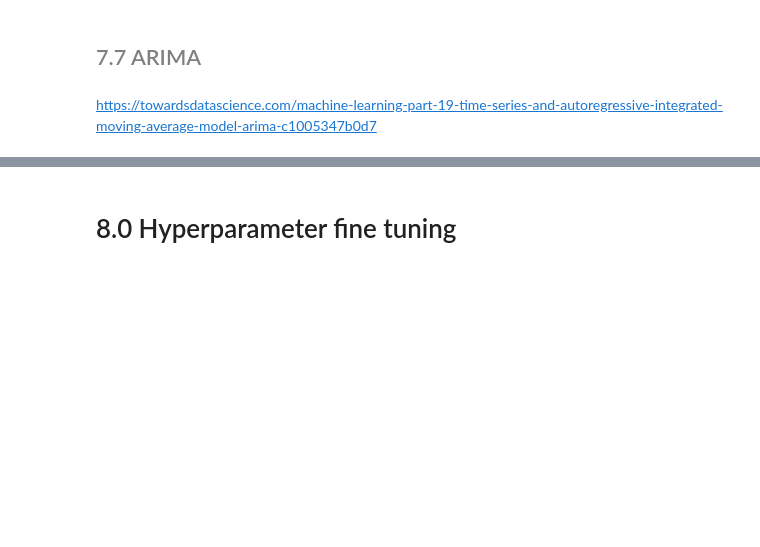
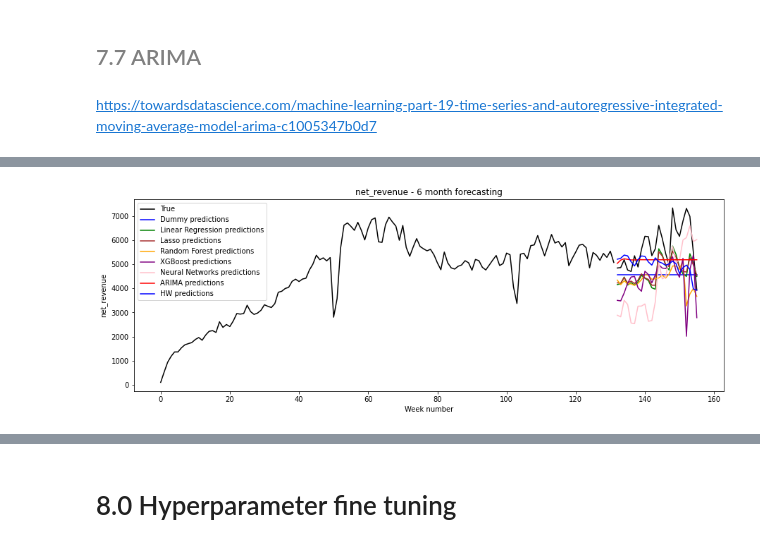
Before and after one commit to GustavoHBDuarte/just-chalenge, a Jupyter notebook: notebook_main.ipynb, the cells around one changed output, grey strips where cells are left out. Saved outputs shown, nothing was run; the diff lists cells and outputs as text; code cells hidden in the pictures; blank space fills up the shorter version.

```diff
--- a/notebook_main.ipynb
+++ b/notebook_main.ipynb
@@ -1503,0 +1766,67 @@ Cross validation
+# %%
+plt.figure(figsize=(15,5))
+
+# True
+plt.plot(df_arima_train, color='black', label='True')
+plt.plot(df_arima_test['net_revenue'], color='black')
+
+plt.legend()
+
+# Dummy
+plt.plot(pd.DataFrame(list_predictions[0], index=range(y_test.index[0],y_test.index[-1]+1)),
+         color='blue', label='Dummy predictions')
+
+plt.legend()
+
+
+# Linear Regression
+plt.plot(pd.DataFrame(list_predictions[1], index=range(y_test.index[0],y_test.index[-1]+1)),
+         color='Green', label='Linear Regression predictions')
+
+plt.legend()
+
+
+# Lasso
+plt.plot(pd.DataFrame(list_predictions[2], index=range(y_test.index[0],y_test.index[-1]+1)),
+         color='Brown', label='Lasso predictions')
+
+plt.legend()
+
+
+# Random Forest
+plt.plot(pd.DataFrame(list_predictions[3], index=range(y_test.index[0],y_test.index[-1]+1)),
+         color='Orange', label='Random Forest predictions')
+
+plt.legend()
+
+
+# XGBoost
+plt.plot(pd.DataFrame(list_predictions[4], index=range(y_test.index[0],y_test.index[-1]+1)),
+         color='Purple', label='XGBoost predictions')
+
+plt.legend()
+
+
+# Neural Networks
+plt.plot(pd.DataFrame(list_predictions[5], index=range(y_test.index[0],y_test.index[-1]+1)),
+         color='Pink', label='Neural Networks predictions')
+
+plt.legend()
+
+
+# ARIMA
+plt.plot(df_arima_test['predictions'], color='red', label='ARIMA predictions')
+
+plt.legend()
+
+
+# Exp Smooth
+plt.plot(df_hw_test['predictions'], color='blue', label='HW predictions')
+
+plt.legend()
+
+plt.xlabel('Week number')
+plt.ylabel('net_revenue')
+plt.title('net_revenue - 6 month forecasting');
+# %% [output]
+[figure, added]
```
Also changed, not shown: parts of 60 cells of this notebook.
